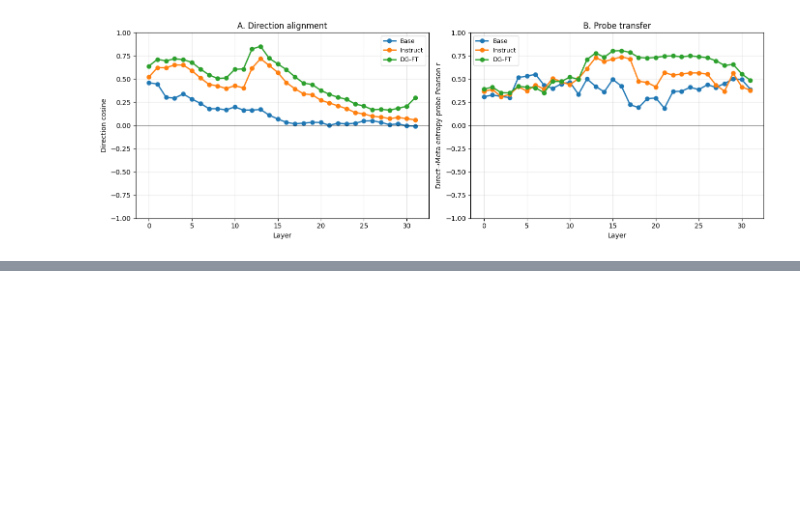
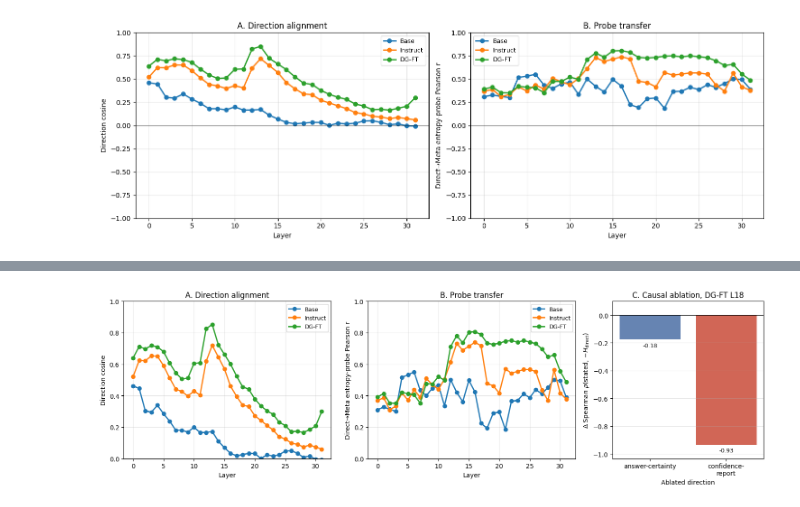
Before and after one commit to tristan-day-research/llm-metacognition, a Jupyter notebook: analysis/analyze_activations.ipynb, the cells around one changed output, grey strips where cells are left out. Saved outputs shown, nothing was run; the diff lists cells and outputs as text; code cells hidden in the pictures; blank space fills up the shorter version.

Commit message:
analysis

```diff
--- a/analysis/analyze_activations.ipynb
+++ b/analysis/analyze_activations.ipynb
@@ -1699,0 +1712,98 @@ plt.tight_layout(); plt.show()
+# %%
+# Figure 3 (3-panel) — A and B as before with cropped y-axes, plus C: causal ablation.
+# Intervention results live in outputs/causal_interventions/ and are loaded ad hoc here
+# so this notebook stays self-contained (the full intervention analysis lives in
+# analyze_interventions.ipynb).
+
+INTERVENTION_DIRS = {
+    'base':      'outputs/causal_interventions/8b_base_mixed_17173_all_test',
+    'instruct':  'outputs/causal_interventions/8b_instruct_mixed_17173_all_test',
+    'finetuned': 'outputs/causal_interventions/8b_20260506-034609_step_300_mixed_17173_all_test',
+}
+FOCUS_RUN   = 'finetuned'
+FOCUS_LAYER = 18
+
+def _load_intervention_results(folder):
+    folder = _resolve(folder)
+    cands = list(folder.glob('*_intervention_results.json'))
+    if len(cands) != 1:
+        raise RuntimeError(f'Expected 1 *_intervention_results.json in {folder}, got {len(cands)}')
+    return json.load(open(cands[0]))
+
+ivt = _load_intervention_results(INTERVENTION_DIRS[FOCUS_RUN])
+# Sign-flip so 'higher = better metacognition' (matches the convention in the rest of the paper).
+_base_cond = next(c for c in ivt['conditions'] if c.get('kind') == 'baseline')
+base_pos_rho = -float(_base_cond['spearman_stated_vs_direct_entropy'])
+abl_pos_rho = {}
+for c in ivt['conditions']:
+    if c.get('kind') == 'ablate' and int(c['layer']) == FOCUS_LAYER:
+        abl_pos_rho[c['direction_type']] = -float(c['spearman_stated_vs_direct_entropy'])
+delta_certainty   = abl_pos_rho['entropy']            - base_pos_rho   # 'entropy' direction = certainty
+delta_confreport  = abl_pos_rho['stated_confidence']  - base_pos_rho   # 'stated_confidence' = confidence-report
+
+# ---- 3-panel figure ----
+fig, axes = plt.subplots(1, 3, figsize=(15, 4.6),
+                         gridspec_kw={'width_ratios': [1.1, 1.1, 0.8]})
+
+# Panel A — direction alignment (cropped to [0, 1]).
+axA = axes[0]
+for r in RUNS:
+    ec, sc = r.entropy_contrast_dirs(), r.stated_conf_contrast_dirs()
+    if ec is None or sc is None:
+        continue
+    ec_arr, layers = _stack_layers(ec)
+    sc_arr, _ = _stack_layers(sc)
+    cos = np.array([_cosine(-ec_arr[i], sc_arr[i]) for i in range(len(layers))])
+    axA.plot(layers, cos, 'o-', linewidth=2, label=_paper_label(r.label))
+axA.axhline(0, color='black', alpha=0.3)
+axA.set_xlabel('Layer')
+axA.set_ylabel('Direction cosine')
+axA.set_title('A. Direction alignment')
+axA.legend(fontsize=9); axA.grid(alpha=0.3)
+axA.set_ylim(0.0, 1.0)
+
+# Panel B — direct→meta entropy-probe Pearson r (cropped to [0, 1]).
+axB = axes[1]
+for r in RUNS:
+    if not r.results: continue
+    pr = r.results.get('probe_results') or {}
+    if not pr: continue
+    layers = sorted(int(k) for k in pr)
+    pearson = [pr[str(l)].get('direct_to_meta', {}).get('pearson', np.nan) for l in layers]
+    axB.plot(layers, pearson, 'o-', linewidth=2, label=_paper_label(r.label))
+axB.axhline(0, color='black', alpha=0.3)
+axB.set_xlabel('Layer')
+axB.set_ylabel('Direct→Meta entropy-probe Pearson r')
+axB.set_title('B. Probe transfer')
+axB.legend(fontsize=9); axB.grid(alpha=0.3)
+axB.set_ylim(0.0, 1.0)
+
+# Panel C — causal ablation Δ Spearman ρ at L18 of the DG-FT run.
+axC = axes[2]
+bar_labels = ['answer-certainty', 'confidence-\nreport']
+deltas     = [delta_certainty, delta_confreport]
+bar_colors = ['#5577aa', '#cc5544']
+bars = axC.bar(bar_labels, deltas, color=bar_colors, alpha=0.9)
+for bar, d in zip(bars, deltas):
+    axC.text(bar.get_x() + bar.get_width() / 2,
+             d - 0.02 if d < 0 else d + 0.02,
+             f'{d:+.2f}', ha='center',
+             va='top' if d < 0 else 'bottom', fontsize=9)
+axC.axhline(0, color='black', linewidth=0.8)
+axC.set_xlabel('Ablated direction')
+axC.set_ylabel(r'$\Delta$ Spearman $\rho$(stated, $-H_{\mathrm{direct}}$)')
+axC.set_title(f'C. Causal ablation, DG-FT L{FOCUS_LAYER}')
+axC.grid(alpha=0.3, axis='y')
+# Pad y-axis to give the labels breathing room while keeping 0 visible.
+_lo = min(0.0, min(deltas)) - 0.1
+_hi = max(0.0, max(deltas)) + 0.1
+axC.set_ylim(_lo, _hi)
+
+plt.tight_layout(); plt.show()
+
+# ---- text output ----
+print(f'Baseline (no intervention)         pos_rho = {base_pos_rho:+.3f}')
+print(f'Ablate certainty       L{FOCUS_LAYER:<2}     pos_rho = {abl_pos_rho["entropy"]:+.3f}   Δ = {delta_certainty:+.3f}')
+print(f'Ablate confidence-rep. L{FOCUS_LAYER:<2}     pos_rho = {abl_pos_rho["stated_confidence"]:+.3f}   Δ = {delta_confreport:+.3f}')
+# %% [output]
+[figure, added]
```
Also changed, not shown: parts of 7 cells of this notebook, 5 other files.
